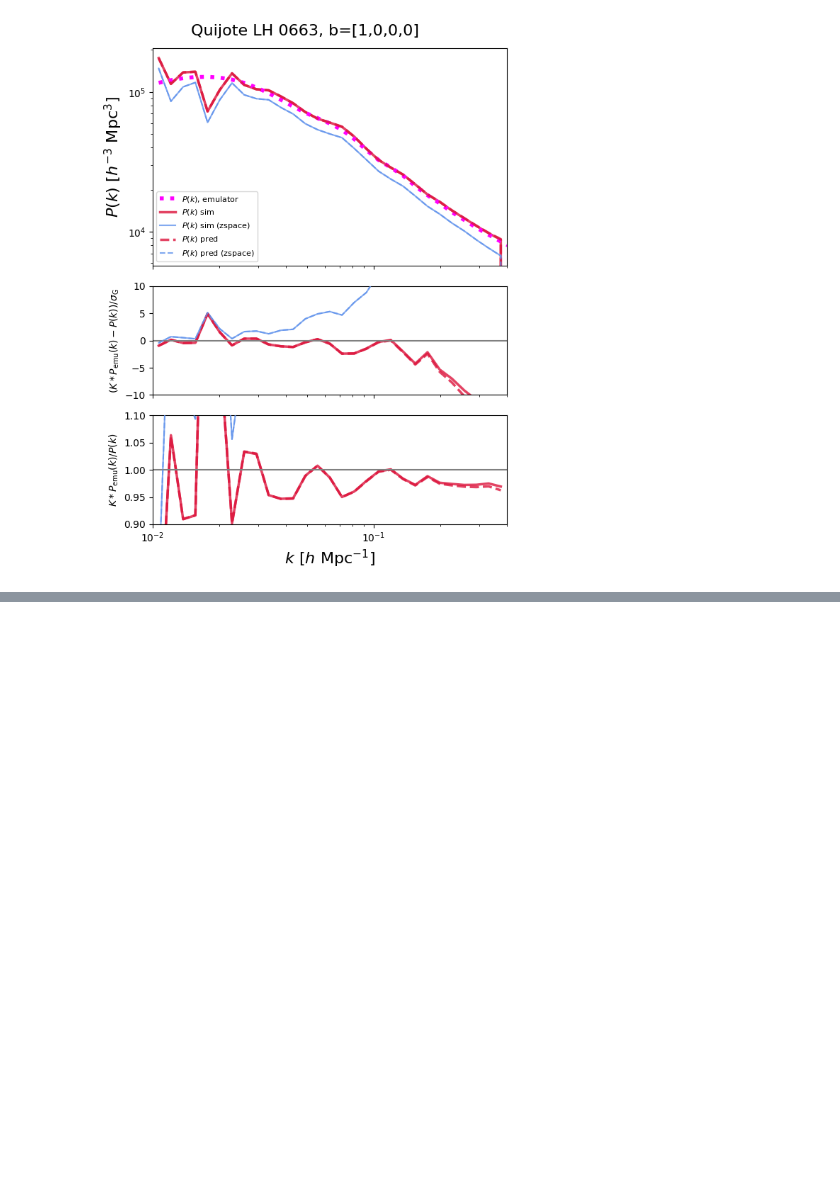
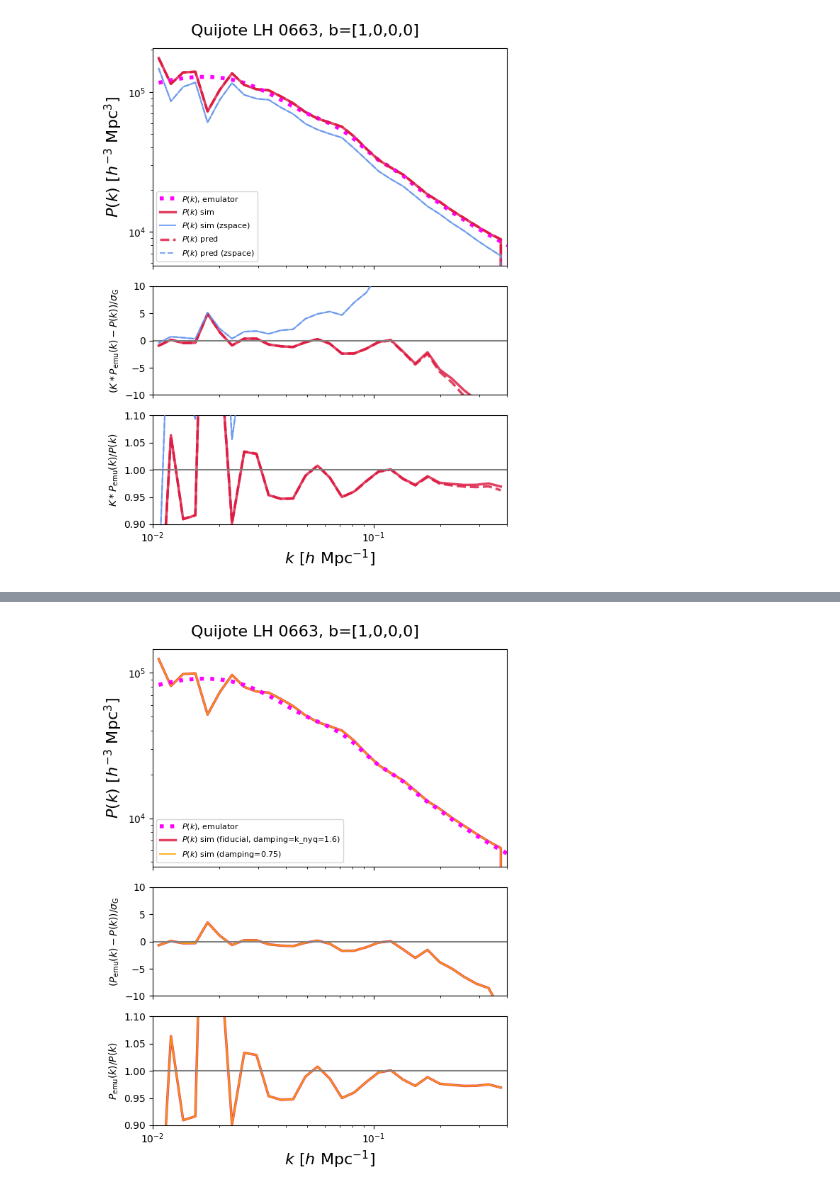
Before and after one commit to kstoreyf/muchisimocks, a Jupyter notebook: notebooks/2024-07-17_more_muchisimocks_checks.ipynb, the cells around one changed output, grey strips where cells are left out. Drawn from its saved outputs; the diff is of its cells as text; code cells hidden in the pictures; blank space fills up the shorter version.

```diff
--- a/notebooks/2024-07-17_more_muchisimocks_checks.ipynb
+++ b/notebooks/2024-07-17_more_muchisimocks_checks.ipynb
@@ -1010,0 +1404,2 @@ mpl.pyplot.show()
+# %%
+tracer_field_damp075 = utils.get_tracer_field(bias_terms_eul_damp075, bias_params, n_grid_norm=n_grid)
@@ -1010,0 +1411,8 @@ mpl.pyplot.show()
+# %%
+tracer_field_sim_damp075_n1024 = utils.get_tracer_field(bias_terms_eul_sim_damp075_n1024, bias_params, n_grid_norm=n_grid)
+# %%
+pk_obj_damp075 = bacco.statistics.compute_crossspectrum_twogrids(
+                    grid1=tracer_field_damp075,
+                    grid2=tracer_field_damp075,
+                    cosmology=cosmo_quijote,
+                    **args_power_grid_hr)
@@ -1010,0 +1432,9 @@ mpl.pyplot.show()
+# %%
+args_power_grid_n1024 = args_power_grid.copy()
+args_power_grid_n1024['n_grid'] = n_grid_n1024
+
+pk_obj_sim_damp075_n1024 = bacco.statistics.compute_crossspectrum_twogrids(
+                    grid1=tracer_field_sim_damp075_n1024,
+                    grid2=tracer_field_sim_damp075_n1024,
+                    cosmology=cosmo_quijote,
+                    **args_power_grid_n1024)
@@ -1010,0 +1449,76 @@ mpl.pyplot.show()
+# %%
+nrows, ncols = 3, 1
+fig, axarr = plt.subplots(nrows, ncols, figsize=(6,8), sharex=True, height_ratios=[2,1,1])
+plt.subplots_adjust(hspace=0.01, wspace=0.01)
+ax, ax1, ax2 = axarr
+alpha = 0.8
+
+labels = [
+          r'$P(k)$ sim (fiducial, damping=k_nyq=1.6)',
+          r'$P(k)$ sim (damping=0.75)',
+          r'$P(k)$ sim (damping=0.75, n=1024)',
+          ]
+colors = ['crimson', 'orange', 'purple',
+          'crimson', 'orange', #'purple',
+          'orange']
+lss = ['-', '--',
+       ':', '--']
+lws = [2.5, 1.5,
+       2.5, 1.5]
+pk_objs = [pk_obj_sim,
+           pk_obj_damp075,
+           pk_obj_sim_damp075_n1024
+           ]
+#zorders = list(range(len(pk_objs),0,-1))
+zorders = list(range(len(pk_objs)))
+ks = [pk_obj['k'] for pk_obj in pk_objs]
+pks = [pk_obj['pk'] for pk_obj in pk_objs]
+errs = [pk_obj['pk_gaussian_error'] for pk_obj in pk_objs]
+
+# ks.append(kk)
+# pks.append(pk_nlz)
+# errs.append(None)
+# #errs.append(bacco.statistics.approx_pk_gaussian_error(k_quijote, pk_quijote, box_size))
+# labels.append(r'$P(k)$ NLz')
+# colors.append('grey')
+# lss.append('-')
+# lws.append(1)
+# zorders.append(0)
+
+plt.suptitle(f'Quijote LH {idx_LH_str}{title_tag}', fontsize=16)
+
+ax.loglog(kk, pk_emu, label=r'$P(k)$, emulator', ls=':', color='magenta', lw=4)
+
+for i in range(len(pks)):
+    ax.loglog(ks[i], pks[i], ls=lss[i], label=labels[i], color=colors[i], alpha=alpha, zorder=zorders[i], lw=lws[i])
+    if len(pk_emu)!=len(pks[i]):
+        pk_interp = np.interp(kk, ks[i], pks[i])
+        err_interp = np.interp(kk, ks[i], errs[i])
+        ax1.plot(kk, (pk_emu-pk_interp)/err_interp, ls=lss[i], color=colors[i], alpha=alpha, zorder=zorders[i], lw=lws[i])
+        ax2.plot(kk, (pk_emu/pk_interp), ls=lss[i], color=colors[i], alpha=alpha, zorder=zorders[i], lw=lws[i])
+    else:
+        if errs[i] is not None:
+            ax1.plot(ks[i], (pk_emu-pks[i])/errs[i], ls=lss[i], color=colors[i], alpha=alpha, zorder=zorders[i], lw=lws[i])
+        ax2.plot(ks[i], (pk_emu/pks[i]), ls=lss[i], color=colors[i], alpha=alpha, zorder=zorders[i], lw=lws[i])
+
+
+ax1.axhline(0.0, color='grey')
+ax2.axhline(1.0, color='grey')
+
+ax2.set_xlabel(r'$k \,\, [h \,\, {\rm Mpc}^{-1}]$', fontsize=16)
+ax.set_ylabel(r'$P(k) \,\, [h^{-3} \,\, {\rm Mpc}^3]$', fontsize=16)
+ax1.set_ylabel(r'$(P_\text{emu}(k)-P(k))/\sigma_\text{G}$')
+ax2.set_ylabel(r'$P_\text{emu}(k)/P(k)$')
+ax.set_xlim(k_min, k_max)
+#ax.set_ylim(3e2, 5e4)
+#ax.set_ylim(1e3, 5e5)
+
+ax1.set_ylim(-10, 10)
+ax2.set_ylim(0.9, 1.1)
+
+ax.legend(fontsize=8, loc='lower left')
+
+mpl.pyplot.tight_layout()
+mpl.pyplot.show()
+# %% [output]
+[figure, added]
```
Also changed, not shown: parts of 43 cells of this notebook, 4 other files.
